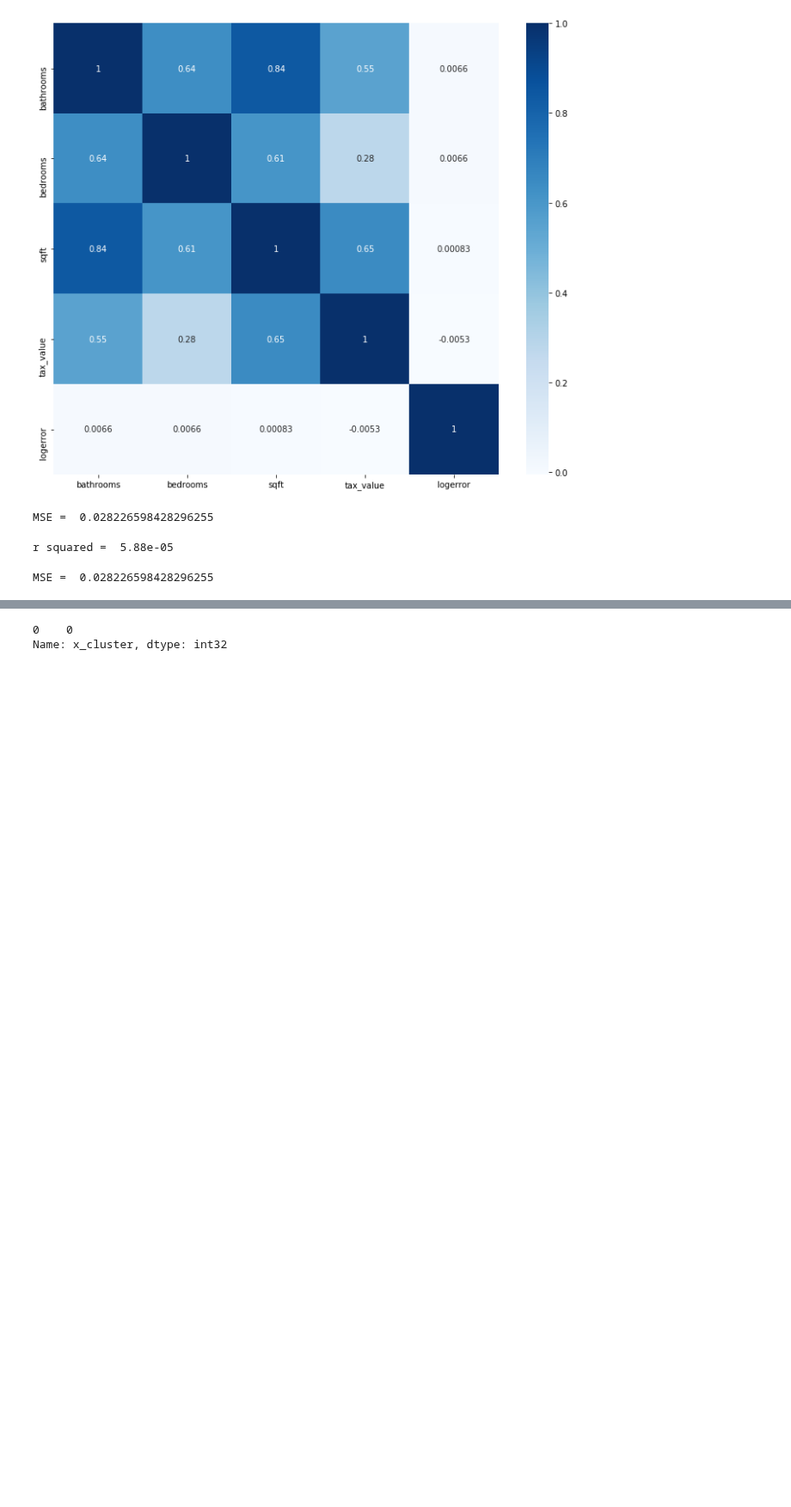
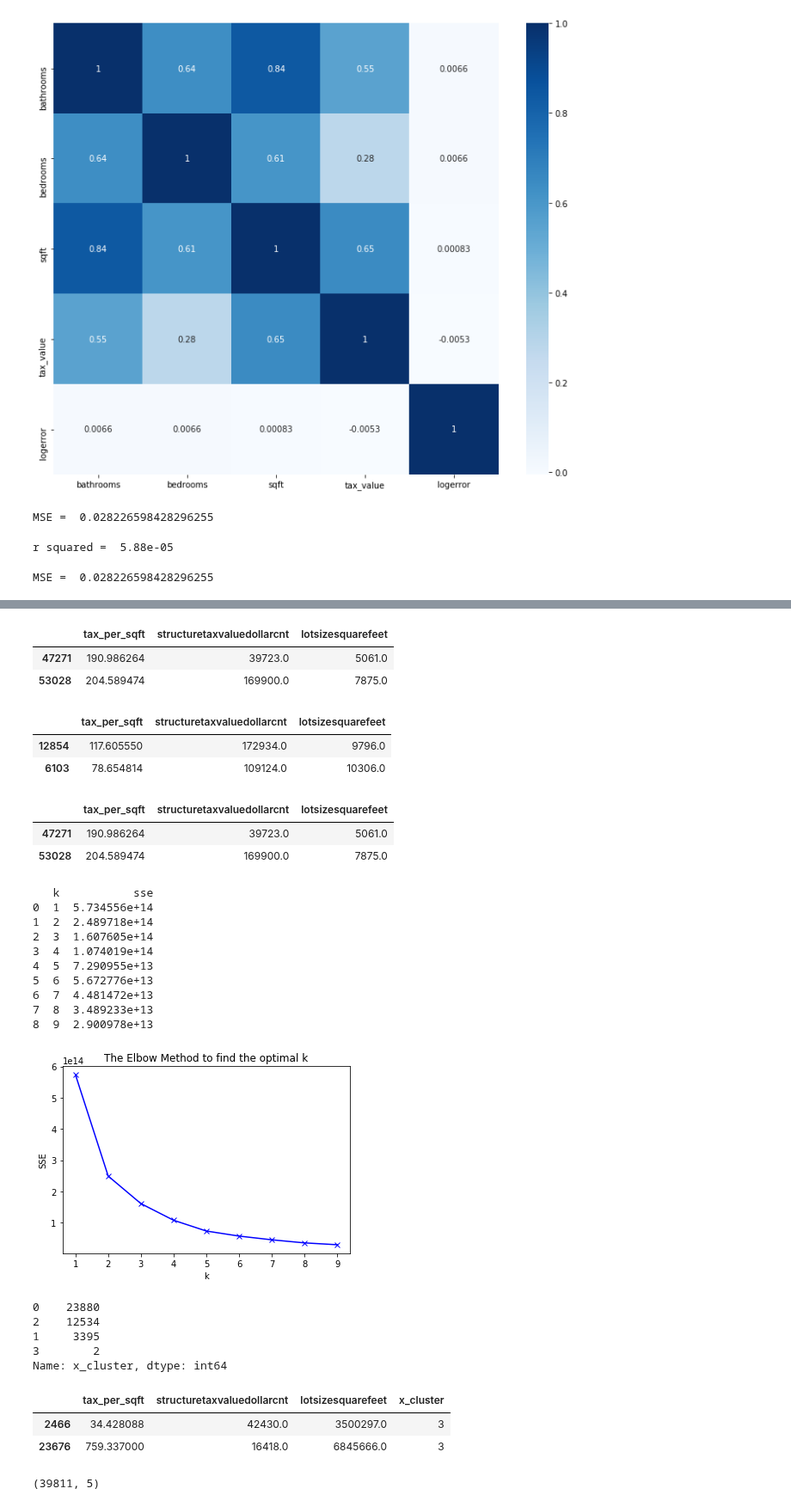
Before and after one commit to Zillow-SJ/Cluster_Zillow, a Jupyter notebook: baseline.ipynb, the cells around one changed output, grey strips where cells are left out. Shown at 86% size. Saved outputs shown, nothing was run; the diff lists cells and outputs as text; code cells hidden in the pictures; blank space fills up the shorter version.

```diff
--- a/baseline.ipynb
+++ b/baseline.ipynb
@@ -290,3 +226 @@ train.head()
-# %%
-X_train = train[['tax_per_sqft','structuretaxvaluedollarcnt','lotsizesquarefeet','x_cluster']]
 # %%
@@ -303,6 +237,54 @@ X_train.x_cluster.value_counts()
 Name: x_cluster, dtype: int64
-# %%
-X_train = X_train.x_cluster
-# %% [output]
-0    0
-Name: x_cluster, dtype: int32
+# %%
+X_test.head(2)
+# %% [output]
+|  | tax_per_sqft | structuretaxvaluedollarcnt | lotsizesquarefeet |
+| 47271 | 190.986264 | 39723.0 | 5061.0 |
+| 53028 | 204.589474 | 169900.0 | 7875.0 |
+# %%
+#Dropping small cluster groups.
+X_train_0_3 = X_train[(X_train.x_cluster == 0) |( X_train.x_cluster == 3)]
+# %%
+X_train_0_3 = X_train_0_3.drop(columns = 'x_cluster')
+X_test = X_test.drop(columns='x_cluster')
+# %%
+X_train_0_3.head(2)
+# %% [output]
+|  | tax_per_sqft | structuretaxvaluedollarcnt | lotsizesquarefeet |
+| 12854 | 117.605550 | 172934.0 | 9796.0 |
+| 6103 | 78.654814 | 109124.0 | 10306.0 |
+# %%
+X_test.head(2)
+# %% [output]
+|  | tax_per_sqft | structuretaxvaluedollarcnt | lotsizesquarefeet |
+| 47271 | 190.986264 | 39723.0 | 5061.0 |
+| 53028 | 204.589474 | 169900.0 | 7875.0 |
+# %%
+ks = range(1,10)
+sse = []
+for k in ks:
+    kmeans = KMeans(n_clusters=k)
+    kmeans.fit(X_train_0_3)
+
+    # inertia: Sum of squared distances of samples to their closest cluster center.
+    sse.append(kmeans.inertia_)
+
+print(pd.DataFrame(dict(k=ks, sse=sse)))
+
+plt.plot(ks, sse, 'bx-')
+plt.xlabel('k')
+plt.ylabel('SSE')
+plt.title('The Elbow Method to find the optimal k')
+plt.show()
+# %% [output]
+   k           sse
+0  1  5.734556e+14
+1  2  2.489718e+14
+2  3  1.607605e+14
+3  4  1.074019e+14
+4  5  7.290955e+13
+5  6  5.672776e+13
+6  7  4.481472e+13
+7  8  3.489233e+13
+8  9  2.900978e+13
+[figure, added]
@@ -308,0 +293,15 @@ Name: x_cluster, dtype: int32
+# %%
+X_train_0_3.x_cluster.value_counts()
+# %% [output]
+0    23880
+2    12534
+1     3395
+3        2
+Name: x_cluster, dtype: int64
+# %%
+#Exploring outliers
+X_train_0_3[X_train_0_3.x_cluster == 3]
+# %% [output]
+|  | tax_per_sqft | structuretaxvaluedollarcnt | lotsizesquarefeet | x_cluster |
+| 2466 | 34.428088 | 42430.0 | 3500297.0 | 3 |
+| 23676 | 759.337000 | 16418.0 | 6845666.0 | 3 |
@@ -308,0 +310,4 @@ Name: x_cluster, dtype: int32
+# %%
+train_0_3.shape
+# %% [output]
+(39811, 5)
```
Also changed, not shown: parts of 34 cells of this notebook.
